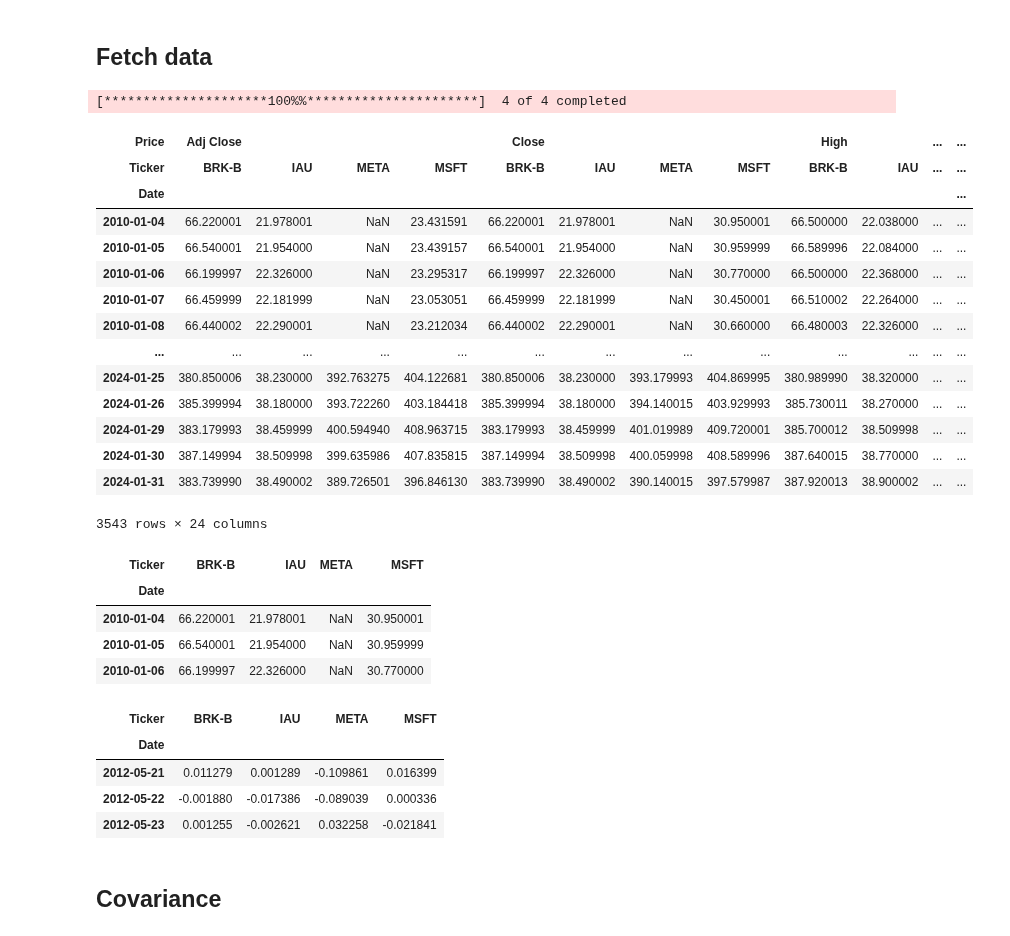
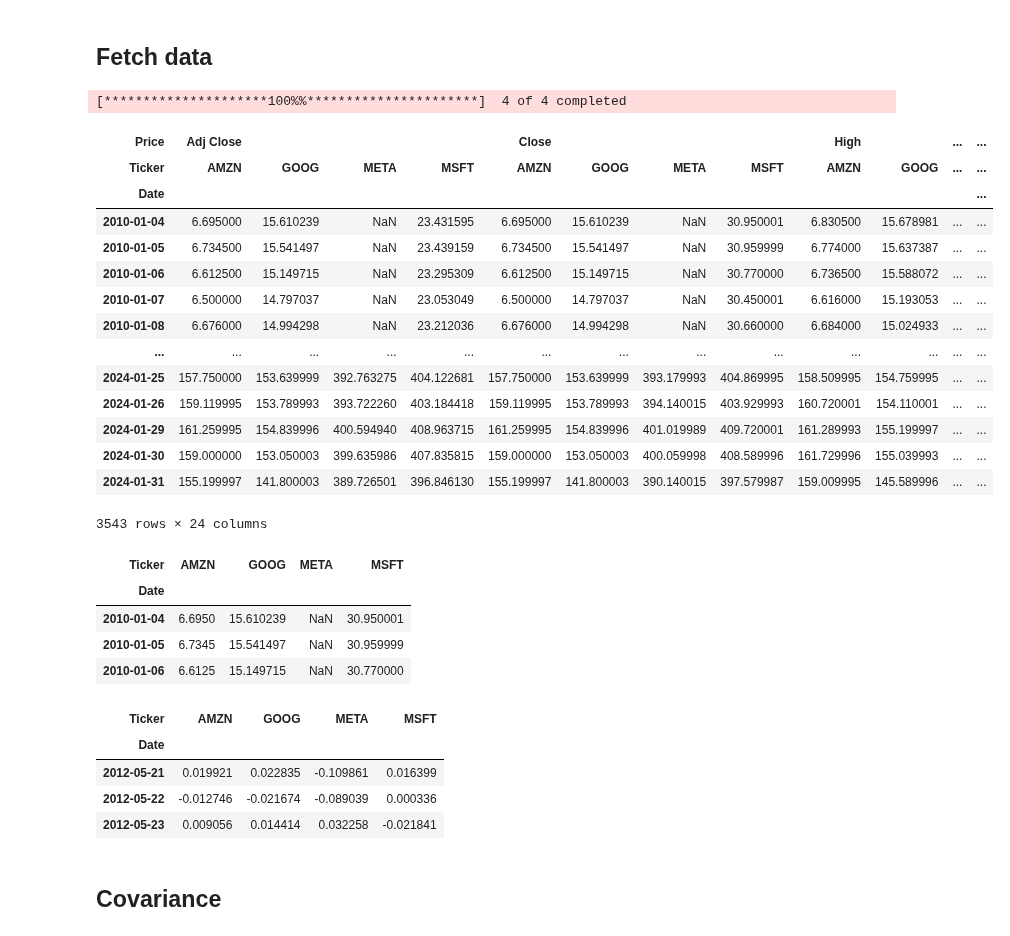
Before and after one commit to UlissesMorais/N-assets-allocation-simulation-model, a Jupyter notebook: historical-risk.ipynb, the cells around one changed output. Cells and saved outputs as stored; diff of their text form; code cells hidden in the pictures.

```diff
--- a/historical-risk.ipynb
+++ b/historical-risk.ipynb
@@ -27,34 +27,34 @@ def fetch_stock_data(tickers, start_date, end_date, interval):
     return data
 # %%
 # select tickers
-tickers = ["BRK-B", "IAU", "MSFT", "META"] #, "GOOG", "AMZN", "AAPL", "TSM", "BAC", "WFC"]  #VALE, KO, JNJ, DG, DIS, SPY
+tickers = ["GOOG", "AMZN", "MSFT", "META"] #, "BRK-B", "IAU", "GOOG", "AMZN", "AAPL", "TSM", "BAC", "WFC"]  #VALE, KO, JNJ, DG, DIS, SPY
 
 # date format YYYY-MM-DD
 start_date = "2010-01-01"
 end_date = "2024-02-01"
 
 # time interval to take the cotations, in this case monthly
 interval= "1d"
 
 stock_data = fetch_stock_data(tickers, start_date, end_date, interval)
 
 display(stock_data)
 # %% [output]
 [*********************100%%**********************]  4 of 4 completed
 | Price | Adj Close |  |  |  | Close |  |  |  | High |  | ... | ... |
-| Ticker | BRK-B | IAU | META | MSFT | BRK-B | IAU | META | MSFT | BRK-B | IAU | ... | ... |
+| Ticker | AMZN | GOOG | META | MSFT | AMZN | GOOG | META | MSFT | AMZN | GOOG | ... | ... |
 | Date |  |  |  |  |  |  |  |  |  |  |  | ... |
-| 2010-01-04 | 66.220001 | 21.978001 | NaN | 23.431591 | 66.220001 | 21.978001 | NaN | 30.950001 | 66.500000 | 22.038000 | ... | ... |
-| 2010-01-05 | 66.540001 | 21.954000 | NaN | 23.439157 | 66.540001 | 21.954000 | NaN | 30.959999 | 66.589996 | 22.084000 | ... | ... |
-| 2010-01-06 | 66.199997 | 22.326000 | NaN | 23.295317 | 66.199997 | 22.326000 | NaN | 30.770000 | 66.500000 | 22.368000 | ... | ... |
-| 2010-01-07 | 66.459999 | 22.181999 | NaN | 23.053051 | 66.459999 | 22.181999 | NaN | 30.450001 | 66.510002 | 22.264000 | ... | ... |
-| 2010-01-08 | 66.440002 | 22.290001 | NaN | 23.212034 | 66.440002 | 22.290001 | NaN | 30.660000 | 66.480003 | 22.326000 | ... | ... |
+| 2010-01-04 | 6.695000 | 15.610239 | NaN | 23.431595 | 6.695000 | 15.610239 | NaN | 30.950001 | 6.830500 | 15.678981 | ... | ... |
+| 2010-01-05 | 6.734500 | 15.541497 | NaN | 23.439159 | 6.734500 | 15.541497 | NaN | 30.959999 | 6.774000 | 15.637387 | ... | ... |
+| 2010-01-06 | 6.612500 | 15.149715 | NaN | 23.295309 | 6.612500 | 15.149715 | NaN | 30.770000 | 6.736500 | 15.588072 | ... | ... |
+| 2010-01-07 | 6.500000 | 14.797037 | NaN | 23.053049 | 6.500000 | 14.797037 | NaN | 30.450001 | 6.616000 | 15.193053 | ... | ... |
+| 2010-01-08 | 6.676000 | 14.994298 | NaN | 23.212036 | 6.676000 | 14.994298 | NaN | 30.660000 | 6.684000 | 15.024933 | ... | ... |
 | ... | ... | ... | ... | ... | ... | ... | ... | ... | ... | ... | ... | ... |
-| 2024-01-25 | 380.850006 | 38.230000 | 392.763275 | 404.122681 | 380.850006 | 38.230000 | 393.179993 | 404.869995 | 380.989990 | 38.320000 | ... | ... |
-| 2024-01-26 | 385.399994 | 38.180000 | 393.722260 | 403.184418 | 385.399994 | 38.180000 | 394.140015 | 403.929993 | 385.730011 | 38.270000 | ... | ... |
-| 2024-01-29 | 383.179993 | 38.459999 | 400.594940 | 408.963715 | 383.179993 | 38.459999 | 401.019989 | 409.720001 | 385.700012 | 38.509998 | ... | ... |
-| 2024-01-30 | 387.149994 | 38.509998 | 399.635986 | 407.835815 | 387.149994 | 38.509998 | 400.059998 | 408.589996 | 387.640015 | 38.770000 | ... | ... |
-| 2024-01-31 | 383.739990 | 38.490002 | 389.726501 | 396.846130 | 383.739990 | 38.490002 | 390.140015 | 397.579987 | 387.920013 | 38.900002 | ... | ... |
+| 2024-01-25 | 157.750000 | 153.639999 | 392.763275 | 404.122681 | 157.750000 | 153.639999 | 393.179993 | 404.869995 | 158.509995 | 154.759995 | ... | ... |
+| 2024-01-26 | 159.119995 | 153.789993 | 393.722260 | 403.184418 | 159.119995 | 153.789993 | 394.140015 | 403.929993 | 160.720001 | 154.110001 | ... | ... |
+| 2024-01-29 | 161.259995 | 154.839996 | 400.594940 | 408.963715 | 161.259995 | 154.839996 | 401.019989 | 409.720001 | 161.289993 | 155.199997 | ... | ... |
+| 2024-01-30 | 159.000000 | 153.050003 | 399.635986 | 407.835815 | 159.000000 | 153.050003 | 400.059998 | 408.589996 | 161.729996 | 155.039993 | ... | ... |
+| 2024-01-31 | 155.199997 | 141.800003 | 389.726501 | 396.846130 | 155.199997 | 141.800003 | 390.140015 | 397.579987 | 159.009995 | 145.589996 | ... | ... |
 3543 rows × 24 columns
 # %%
 # select only the closing price
@@ -62,11 +62,11 @@ df_close = stock_data.Close.copy()
 # df_close.info()
 df_close.head(3)
 # %% [output]
-| Ticker | BRK-B | IAU | META | MSFT |
+| Ticker | AMZN | GOOG | META | MSFT |
 | Date |  |  |  |  |
-| 2010-01-04 | 66.220001 | 21.978001 | NaN | 30.950001 |
-| 2010-01-05 | 66.540001 | 21.954000 | NaN | 30.959999 |
-| 2010-01-06 | 66.199997 | 22.326000 | NaN | 30.770000 |
+| 2010-01-04 | 6.6950 | 15.610239 | NaN | 30.950001 |
+| 2010-01-05 | 6.7345 | 15.541497 | NaN | 30.959999 |
+| 2010-01-06 | 6.6125 | 15.149715 | NaN | 30.770000 |
 # %%
 # find the
 df_daily_return = (df_close
@@ -78,11 +78,11 @@ df_daily_return = (df_close
 # display(cov_yoy.describe())
 df_daily_return.head(3)
 # %% [output]
-| Ticker | BRK-B | IAU | META | MSFT |
+| Ticker | AMZN | GOOG | META | MSFT |
 | Date |  |  |  |  |
-| 2012-05-21 | 0.011279 | 0.001289 | -0.109861 | 0.016399 |
-| 2012-05-22 | -0.001880 | -0.017386 | -0.089039 | 0.000336 |
-| 2012-05-23 | 0.001255 | -0.002621 | 0.032258 | -0.021841 |
+| 2012-05-21 | 0.019921 | 0.022835 | -0.109861 | 0.016399 |
+| 2012-05-22 | -0.012746 | -0.021674 | -0.089039 | 0.000336 |
+| 2012-05-23 | 0.009056 | 0.014414 | 0.032258 | -0.021841 |
 # %% [markdown]
 ## Covariance
 # %% [markdown]
```
Also changed, not shown: parts of 23 cells of this notebook, 2 other files.
